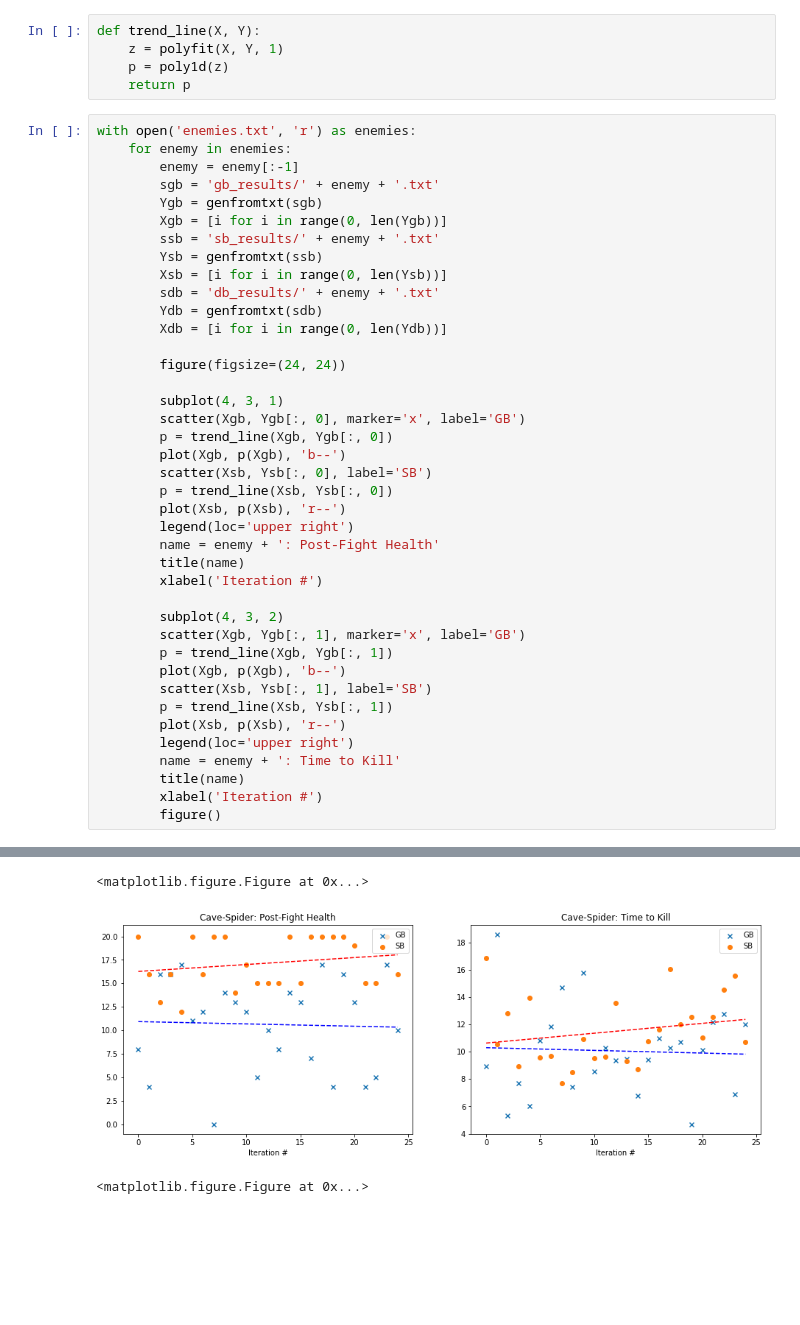
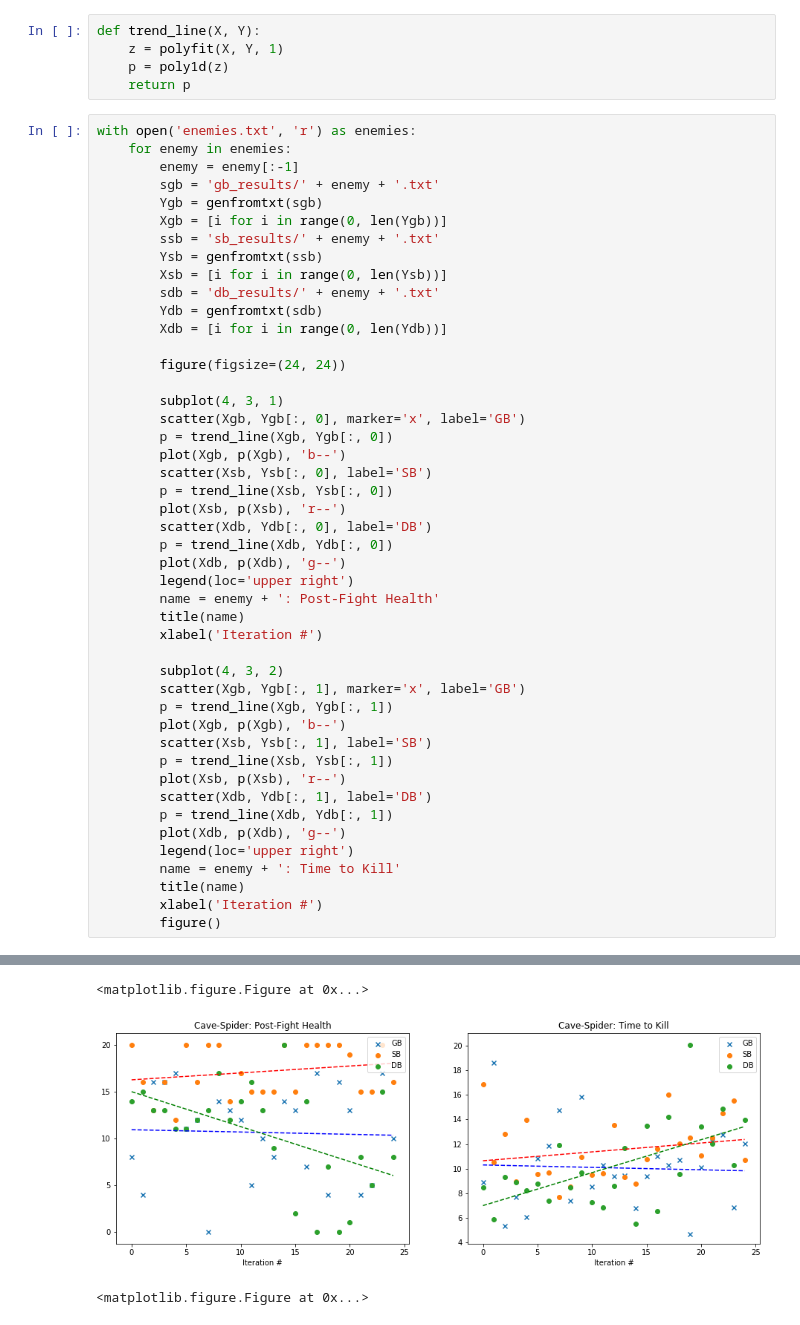
Before and after one commit to StStevens/TeamBabylon, a Jupyter notebook: TeamBabylon_FinalUpdate.ipynb, the cells around one changed output, grey strips where cells are left out. Drawn from its saved outputs; the diff is of its cells as text; blank space fills up the shorter version.

```diff
--- a/TeamBabylon_FinalUpdate.ipynb
+++ b/TeamBabylon_FinalUpdate.ipynb
@@ -30,6 +30,9 @@ with open('enemies.txt', 'r') as enemies:
         scatter(Xsb, Ysb[:, 0], label='SB')
         p = trend_line(Xsb, Ysb[:, 0])
         plot(Xsb, p(Xsb), 'r--')
+        scatter(Xdb, Ydb[:, 0], label='DB')
+        p = trend_line(Xdb, Ydb[:, 0])
+        plot(Xdb, p(Xdb), 'g--')
         legend(loc='upper right')
         name = enemy + ': Post-Fight Health'
         title(name)
@@ -42,6 +45,9 @@ with open('enemies.txt', 'r') as enemies:
         scatter(Xsb, Ysb[:, 1], label='SB')
         p = trend_line(Xsb, Ysb[:, 1])
         plot(Xsb, p(Xsb), 'r--')
+        scatter(Xdb, Ydb[:, 1], label='DB')
+        p = trend_line(Xdb, Ydb[:, 1])
+        plot(Xdb, p(Xdb), 'g--')
         legend(loc='upper right')
         name = enemy + ': Time to Kill'
         title(name)
@@ -52,3 +58,3 @@ with open('enemies.txt', 'r') as enemies:
 <matplotlib.figure.Figure at 0x...>
-[figure, old version]
+[figure, new version]
 <matplotlib.figure.Figure at 0x...>
```
Also changed, not shown: parts of 1 cell of this notebook, 12 other files.
